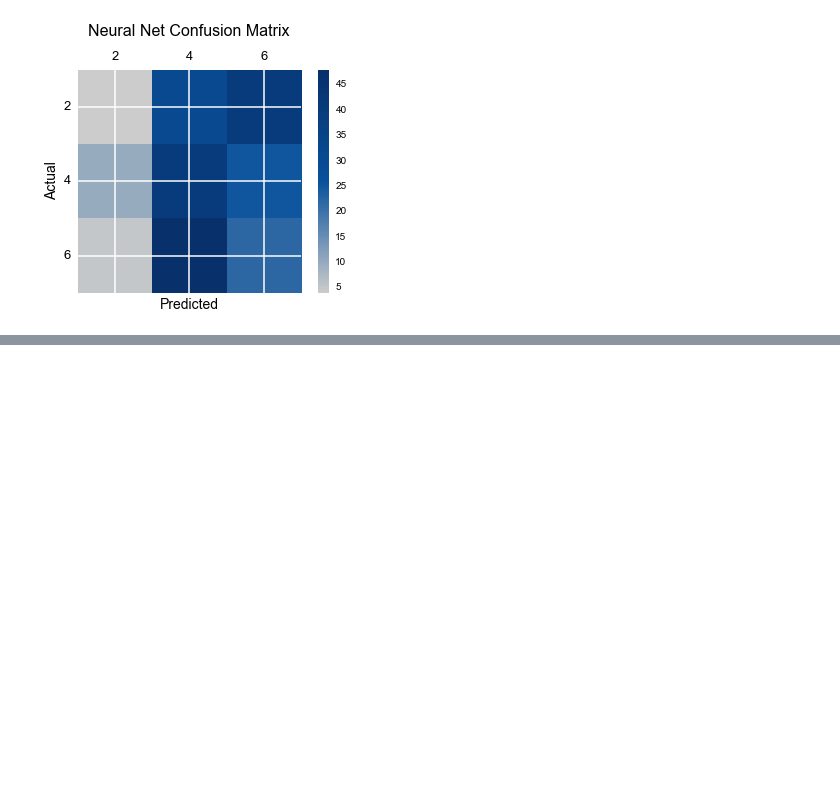
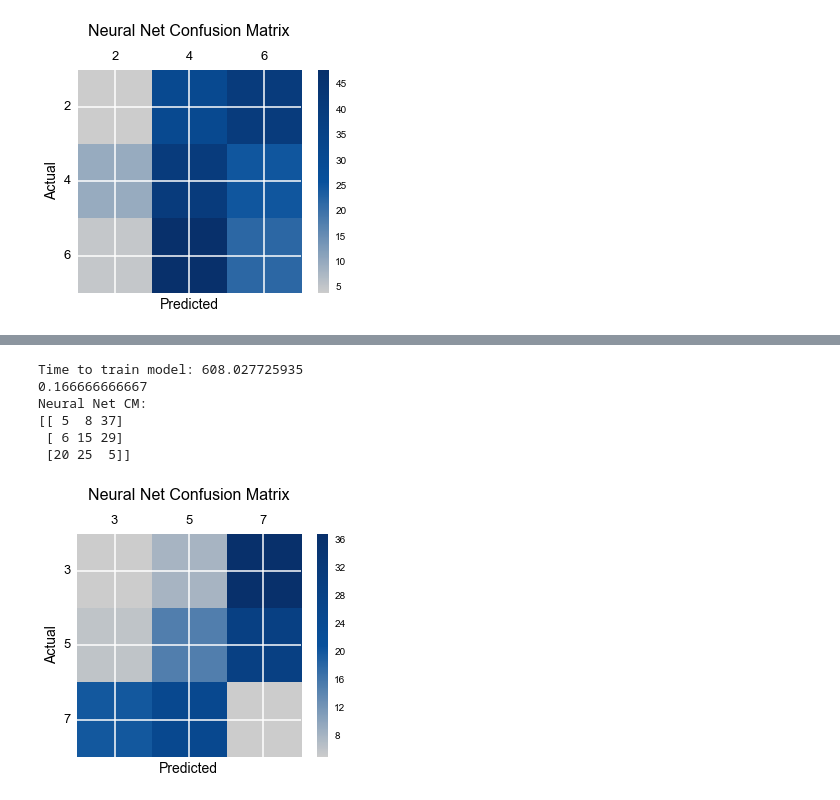
Before and after one commit to nyghtowl/Neural_Net_Practice, a Jupyter notebook: Neural_Net_Practice.ipynb, the cells around one changed output, grey strips where cells are left out. Drawn from its saved outputs; the diff is of its cells as text; code cells hidden in the pictures; blank space fills up the shorter version.

Commit message:
Ran with different lr but even lower accuracy. Next step run ranges on lr and epochs to train.

```diff
--- a/Neural_Net_Practice.ipynb
+++ b/Neural_Net_Practice.ipynb
@@ -456,0 +465,10 @@ dbn4, lab4, pic4=main(75, [3, 0, 7])
+# %%
+dbn5, lab5, pic5=main(50, [3, 5, 7])
+# %% [output]
+Time to train model: 608.027725935
+0.166666666667
+Neural Net CM:
+[[ 5  8 37]
+ [ 6 15 29]
+ [20 25  5]]
+[figure, added]
```
Also changed, not shown: parts of 2 cells of this notebook.
